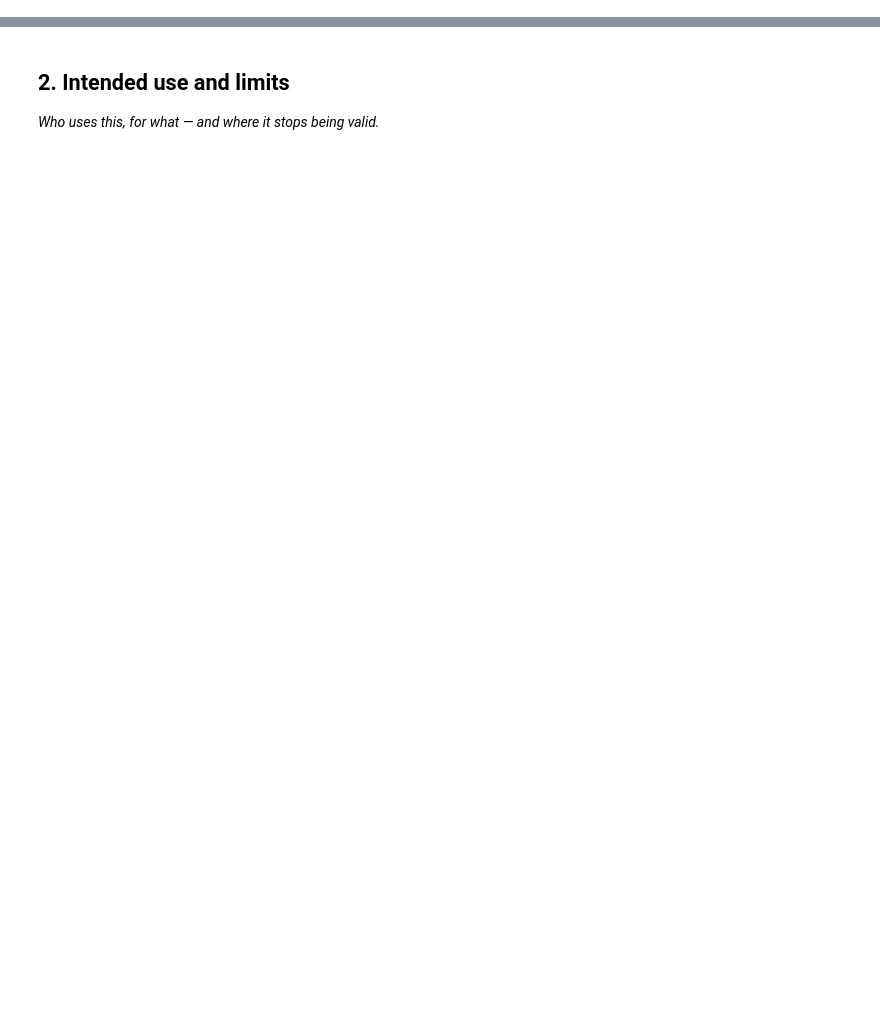
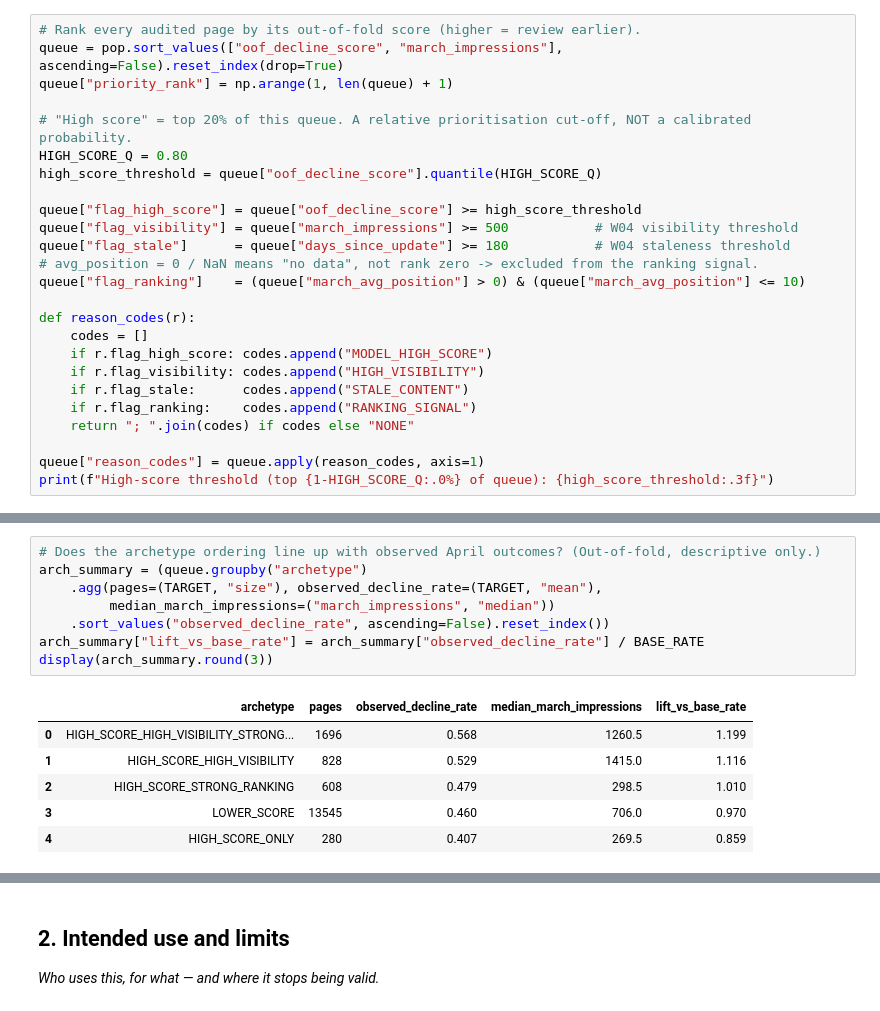
Before and after one commit to rasheed-hammad/machine-learning-starter, a Jupyter notebook: work/notebooks/w07_action_playbook.ipynb, the cells around one changed output, grey strips where cells are left out. Drawn from its saved outputs; the diff is of its cells as text; blank space fills up the shorter version.

```diff
--- a/work/notebooks/w07_action_playbook.ipynb
+++ b/work/notebooks/w07_action_playbook.ipynb
@@ -856,0 +259,25 @@ The earlier FlyRank research also reported higher observed health and impression
+# %%
+# Rank every audited page by its out-of-fold score (higher = review earlier).
+queue = pop.sort_values(["oof_decline_score", "march_impressions"], ascending=False).reset_index(drop=True)
+queue["priority_rank"] = np.arange(1, len(queue) + 1)
+
+# "High score" = top 20% of this queue. A relative prioritisation cut-off, NOT a calibrated probability.
+HIGH_SCORE_Q = 0.80
+high_score_threshold = queue["oof_decline_score"].quantile(HIGH_SCORE_Q)
+
+queue["flag_high_score"] = queue["oof_decline_score"] >= high_score_threshold
+queue["flag_visibility"] = queue["march_impressions"] >= 500           # W04 visibility threshold
+queue["flag_stale"]      = queue["days_since_update"] >= 180           # W04 staleness threshold
+# avg_position = 0 / NaN means "no data", not rank zero -> excluded from the ranking signal.
+queue["flag_ranking"]    = (queue["march_avg_position"] > 0) & (queue["march_avg_position"] <= 10)
+
+def reason_codes(r):
+    codes = []
+    if r.flag_high_score: codes.append("MODEL_HIGH_SCORE")
+    if r.flag_visibility: codes.append("HIGH_VISIBILITY")
+    if r.flag_stale:      codes.append("STALE_CONTENT")
+    if r.flag_ranking:    codes.append("RANKING_SIGNAL")
+    return "; ".join(codes) if codes else "NONE"
+
+queue["reason_codes"] = queue.apply(reason_codes, axis=1)
+print(f"High-score threshold (top {1-HIGH_SCORE_Q:.0%} of queue): {high_score_threshold:.3f}")
@@ -856,0 +363,15 @@ The earlier FlyRank research also reported higher observed health and impression
+# %%
+# Does the archetype ordering line up with observed April outcomes? (Out-of-fold, descriptive only.)
+arch_summary = (queue.groupby("archetype")
+    .agg(pages=(TARGET, "size"), observed_decline_rate=(TARGET, "mean"),
+         median_march_impressions=("march_impressions", "median"))
+    .sort_values("observed_decline_rate", ascending=False).reset_index())
+arch_summary["lift_vs_base_rate"] = arch_summary["observed_decline_rate"] / BASE_RATE
+display(arch_summary.round(3))
+# %% [output]
+|  | archetype | pages | observed_decline_rate | median_march_impressions | lift_vs_base_rate |
+| 0 | HIGH_SCORE_HIGH_VISIBILITY_STRONG... | 1696 | 0.568 | 1260.5 | 1.199 |
+| 1 | HIGH_SCORE_HIGH_VISIBILITY | 828 | 0.529 | 1415.0 | 1.116 |
+| 2 | HIGH_SCORE_STRONG_RANKING | 608 | 0.479 | 298.5 | 1.010 |
+| 3 | LOWER_SCORE | 13545 | 0.460 | 706.0 | 0.970 |
+| 4 | HIGH_SCORE_ONLY | 280 | 0.407 | 269.5 | 0.859 |
```
Also changed, not shown: parts of 56 cells of this notebook, 5 other files.
